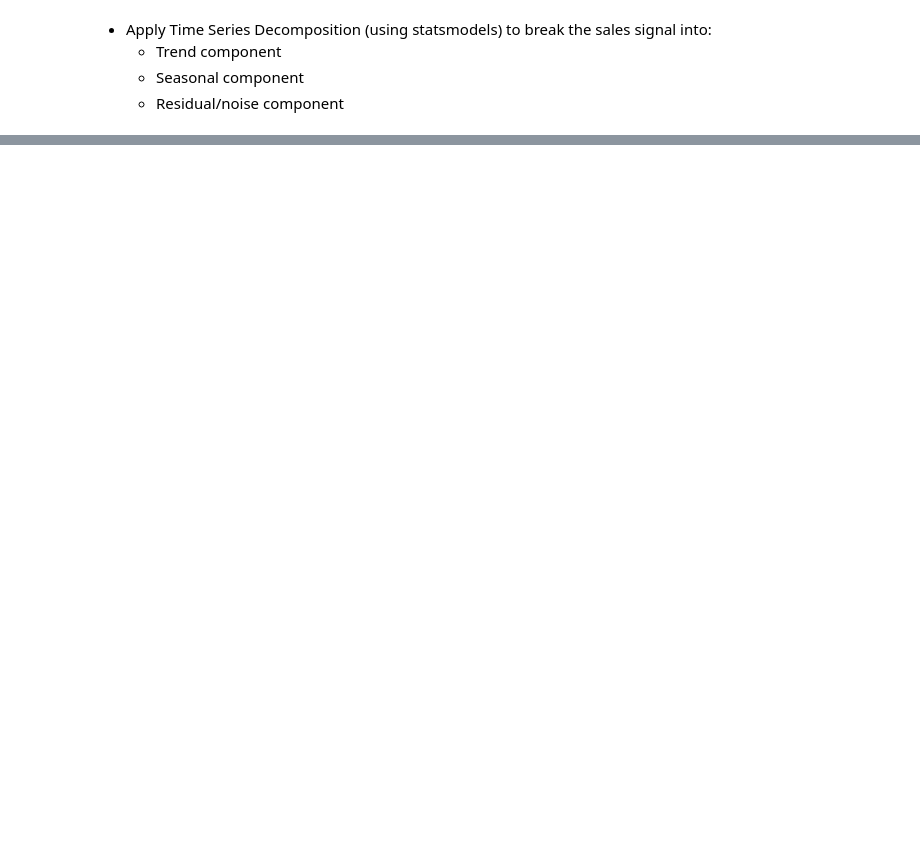
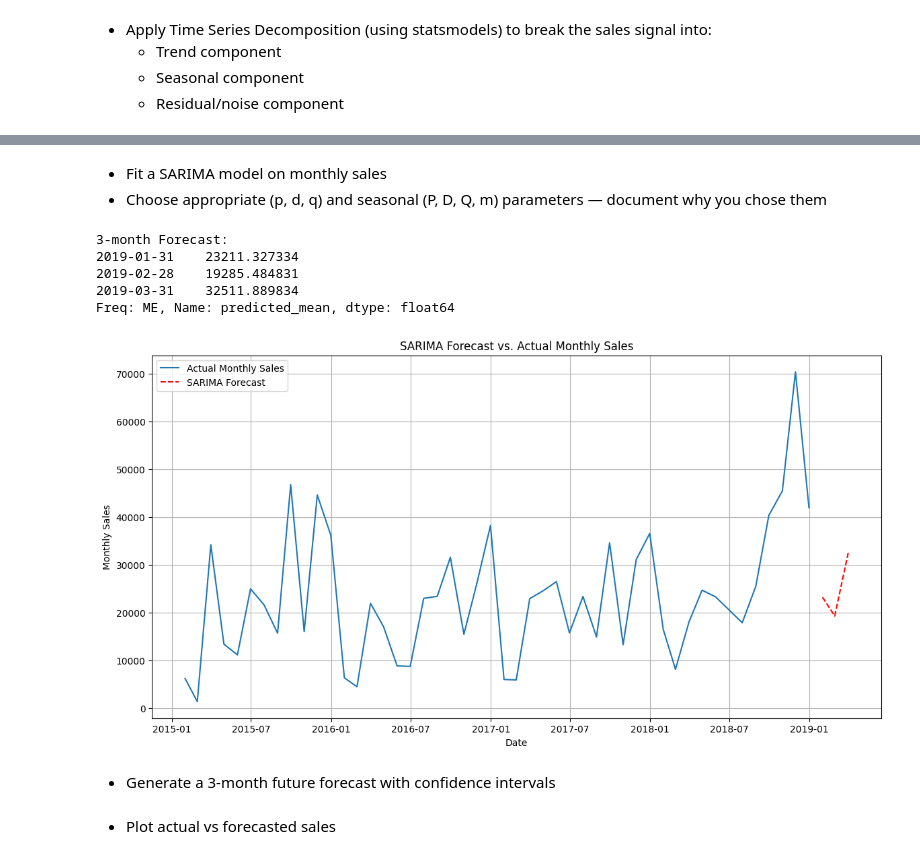
Before and after one commit to Optimus0205/Sales-Forecasting, a Jupyter notebook: analysis.ipynb, the cells around one changed output, grey strips where cells are left out. Drawn from its saved outputs; the diff is of its cells as text; code cells hidden in the pictures; blank space fills up the shorter version.

```diff
--- a/analysis.ipynb
+++ b/analysis.ipynb
@@ -328,0 +435,6 @@ dtype: float64
+# %%
+# Apply first-order differencing to the 'Monthly Sales' series
+df_monthly_sales_indexed['Monthly Sales Differenced'] = df_monthly_sales_indexed['Monthly Sales'].diff().dropna()
+
+print('First-Order Differenced Monthly Sales (first 5 rows):')
+df_monthly_sales_indexed['Monthly Sales Differenced'].head()
@@ -328,0 +487,47 @@ dtype: float64
+# %% [markdown]
+- Fit a SARIMA model on monthly sales
+- Choose appropriate (p, d, q) and seasonal (P, D, Q, m) parameters — document why you chose them
+# %%
+sarima_model = sm.tsa.SARIMAX(
+    df_monthly_sales_indexed['Monthly Sales'],
+    order=(1, 1, 1),  # (p, d, q)
+    seasonal_order=(1, 1, 1, 12),  # (P, D, Q, m)
+    enforce_stationarity=False,
+    enforce_invertibility=False
+)
+
+sarima_result = sarima_model.fit()
+# %%
+forecast_steps = 3
+forecast = sarima_result.predict(start=len(df_monthly_sales_indexed), end=len(df_monthly_sales_indexed) + forecast_steps - 1)
+
+print('3-month Forecast:')
+print(forecast)
+# %% [output]
+3-month Forecast:
+2019-01-31    23211.327334
+2019-02-28    19285.484831
+2019-03-31    32511.889834
+Freq: ME, Name: predicted_mean, dtype: float64
+# %%
+plt.figure(figsize=(14, 7))
+plt.plot(df_monthly_sales_indexed['Monthly Sales'], label='Actual Monthly Sales')
+plt.plot(forecast, label='SARIMA Forecast', color='red', linestyle='--')
+
+# Add shaded confidence intervals if available from SARIMA model
+# if 'conf_int' in dir(sarima_result):
+#     confidence_intervals = sarima_result.get_forecast(steps=forecast_steps).conf_int()
+#     plt.fill_between(confidence_intervals.index, confidence_intervals.iloc[:, 0], confidence_intervals.iloc[:, 1], color='pink', alpha=0.3, label='Confidence Interval')
+
+plt.title('SARIMA Forecast vs. Actual Monthly Sales')
+plt.xlabel('Date')
+plt.ylabel('Monthly Sales')
+plt.legend()
+plt.grid(True)
+plt.show()
+# %% [output]
+[figure, added]
+# %% [markdown]
+- Generate a 3-month future forecast with confidence intervals
+# %% [markdown]
+- Plot actual vs forecasted sales
```
Also changed, not shown: parts of 44 cells of this notebook.
